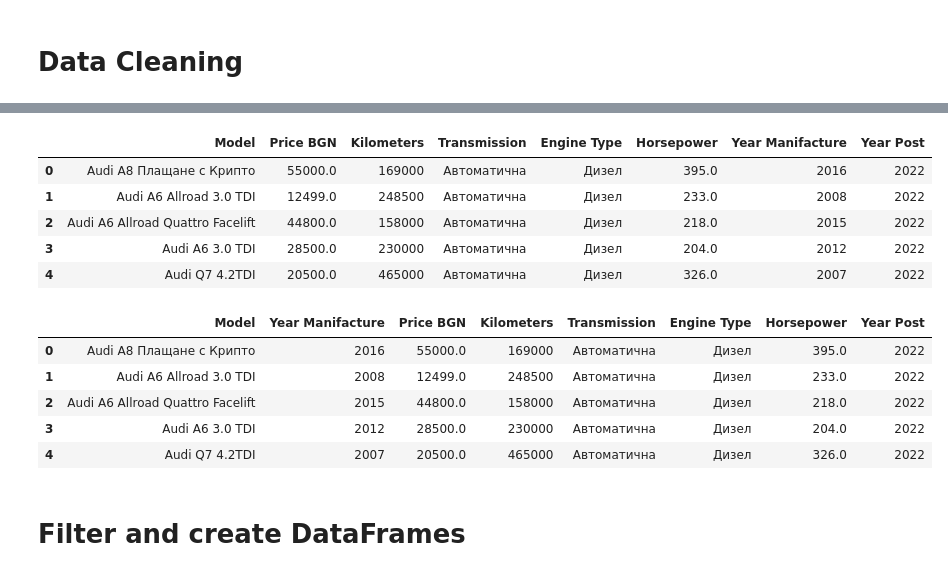
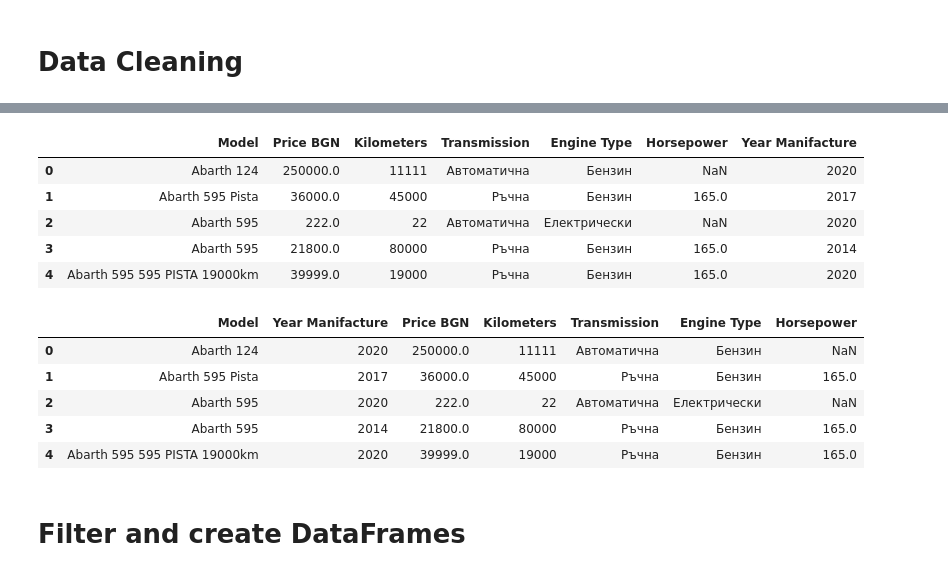
Before and after one commit to tajamulk2/Web-Scraping-with-BeautifulSoup-and-Selenium, a Jupyter notebook: Project No.11/auto.bg.ipynb, the cells around one changed output, grey strips where cells are left out. Drawn from its saved outputs; the diff is of its cells as text; code cells hidden in the pictures.

```diff
--- a/Project No.11/auto.bg.ipynb
+++ b/Project No.11/auto.bg.ipynb
@@ -330,3 +279,0 @@ for index, row in df_auto.iterrows():
-# %%
-df_auto['Year Post'] = only_year
-df_auto.head()
@@ -340,6 +279,0 @@ df_auto.head()
-# %%
-df_auto['Year Post_new'] = df_auto['Year Post'].apply(lambda row: f'12/31/{row}')
-# %%
-# parce into DateTime
-df_auto['Year Post_new'] = [parser.parse(x) for x in df_auto['Year Post']]
-df_auto.head()
@@ -402,34 +329,27 @@ for index, row in df_auto.iterrows():
     year = row['Year Manifacture_new'].year
     only_year.append(year)
 df_auto['Year Manifacture'] = only_year
-# %%
-only_year = []
-for index, row in df_auto.iterrows():
-    year = row['Year Post_new'].year
-    only_year.append(year)
-df_auto['Year Post'] = only_year
 # %%
 del df_auto['Year Manifacture_new']
-del df_auto['Year Post_new']
 df_auto.head()
 # %% [output]
-|  | Model | Price BGN | Kilometers | Transmission | Engine Type | Horsepower | Year Manifacture | Year Post |
-| 0 | Audi A8 Плащане с Крипто | 55000.0 | 169000 | Автоматична | Дизел | 395.0 | 2016 | 2022 |
-| 1 | Audi A6 Allroad 3.0 TDI | 12499.0 | 248500 | Автоматична | Дизел | 233.0 | 2008 | 2022 |
-| 2 | Audi A6 Allroad Quattro Facelift | 44800.0 | 158000 | Автоматична | Дизел | 218.0 | 2015 | 2022 |
-| 3 | Audi A6 3.0 TDI | 28500.0 | 230000 | Автоматична | Дизел | 204.0 | 2012 | 2022 |
-| 4 | Audi Q7 4.2TDI | 20500.0 | 465000 | Автоматична | Дизел | 326.0 | 2007 | 2022 |
+|  | Model | Price BGN | Kilometers | Transmission | Engine Type | Horsepower | Year Manifacture |
+| 0 | Abarth 124 | 250000.0 | 11111 | Автоматична | Бензин | NaN | 2020 |
+| 1 | Abarth 595 Pista | 36000.0 | 45000 | Ръчна | Бензин | 165.0 | 2017 |
+| 2 | Abarth 595 | 222.0 | 22 | Автоматична | Електрически | NaN | 2020 |
+| 3 | Abarth 595 | 21800.0 | 80000 | Ръчна | Бензин | 165.0 | 2014 |
+| 4 | Abarth 595 595 PISTA 19000km | 39999.0 | 19000 | Ръчна | Бензин | 165.0 | 2020 |
 # %%
 # rearrange column indexes
 df_auto = df_auto[['Model', 'Year Manifacture', 'Price BGN', 'Kilometers',
-                   'Transmission', 'Engine Type', 'Horsepower', 'Year Post']]
+                   'Transmission', 'Engine Type', 'Horsepower']]
 df_auto.head()
 # %% [output]
-|  | Model | Year Manifacture | Price BGN | Kilometers | Transmission | Engine Type | Horsepower | Year Post |
-| 0 | Audi A8 Плащане с Крипто | 2016 | 55000.0 | 169000 | Автоматична | Дизел | 395.0 | 2022 |
-| 1 | Audi A6 Allroad 3.0 TDI | 2008 | 12499.0 | 248500 | Автоматична | Дизел | 233.0 | 2022 |
-| 2 | Audi A6 Allroad Quattro Facelift | 2015 | 44800.0 | 158000 | Автоматична | Дизел | 218.0 | 2022 |
-| 3 | Audi A6 3.0 TDI | 2012 | 28500.0 | 230000 | Автоматична | Дизел | 204.0 | 2022 |
-| 4 | Audi Q7 4.2TDI | 2007 | 20500.0 | 465000 | Автоматична | Дизел | 326.0 | 2022 |
+|  | Model | Year Manifacture | Price BGN | Kilometers | Transmission | Engine Type | Horsepower |
+| 0 | Abarth 124 | 2020 | 250000.0 | 11111 | Автоматична | Бензин | NaN |
+| 1 | Abarth 595 Pista | 2017 | 36000.0 | 45000 | Ръчна | Бензин | 165.0 |
+| 2 | Abarth 595 | 2020 | 222.0 | 22 | Автоматична | Електрически | NaN |
+| 3 | Abarth 595 | 2014 | 21800.0 | 80000 | Ръчна | Бензин | 165.0 |
+| 4 | Abarth 595 595 PISTA 19000km | 2020 | 39999.0 | 19000 | Ръчна | Бензин | 165.0 |
 # %% [markdown]
 # Filter and create DataFrames
```
Also changed, not shown: parts of 39 cells of this notebook, 3 other files.
